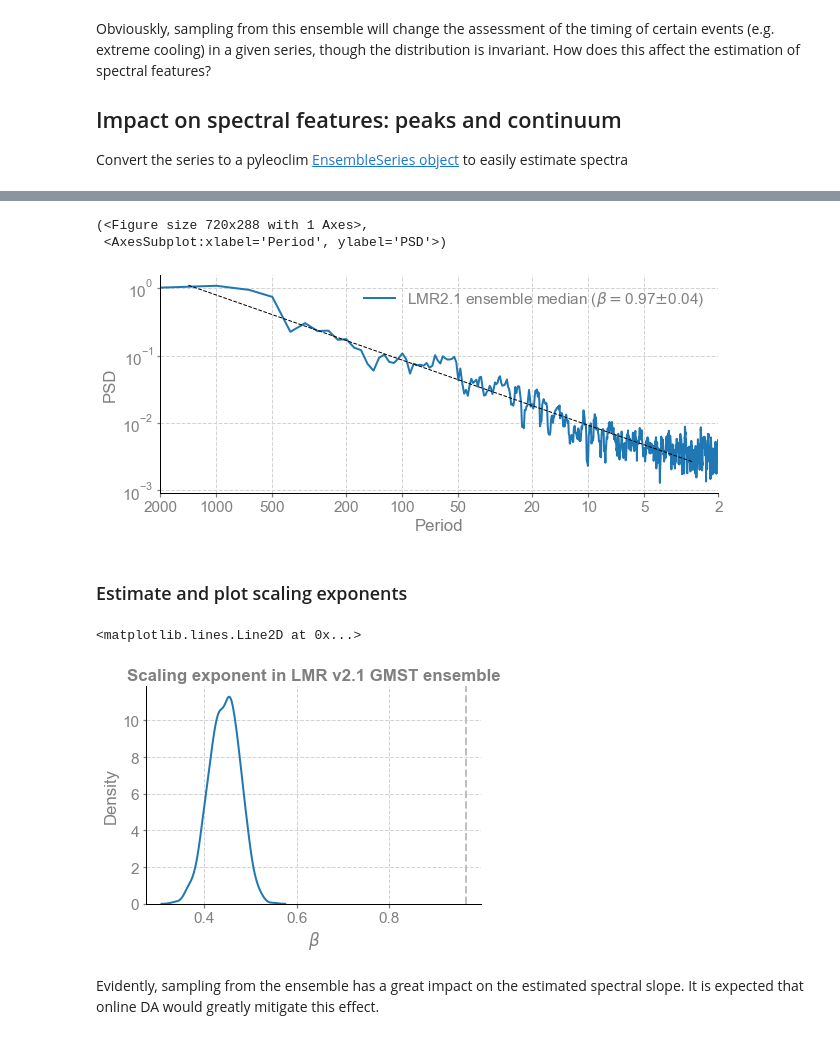
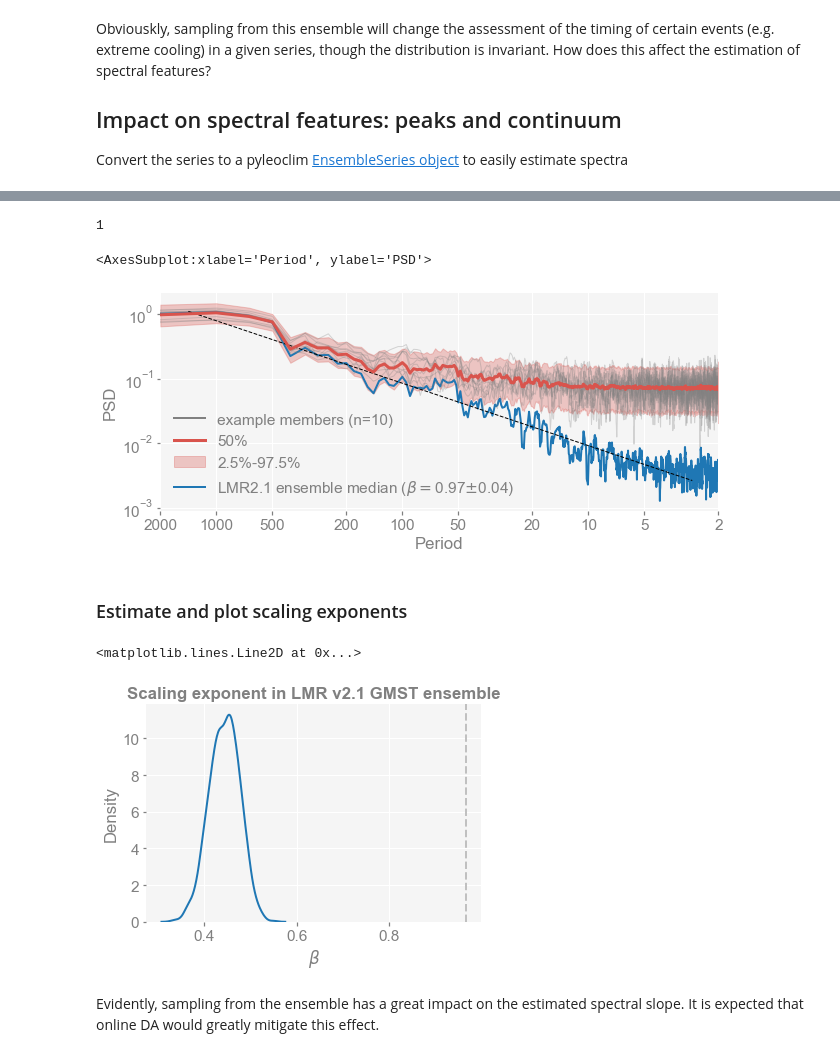
Before and after one commit to LinkedEarth/pens, a Jupyter notebook: docsrc/notebooks/spectra.ipynb, the cells around one changed output, grey strips where cells are left out. Cells and saved outputs as stored; diff of their text form; code cells hidden in the pictures.

Commit message:
Add to_pyleo()

```diff
--- a/docsrc/notebooks/spectra.ipynb
+++ b/docsrc/notebooks/spectra.ipynb
@@ -9,8 +10,9 @@ import pens
 ## Load LMR 2.1 data from a local .nc file
 # %%
 # Load LMR global-mean data
-dname = '/Users/julieneg/Documents/Science/Research/LastMillenniumReanalysis/data/LMRv2.1/'
-ens = pens.EnsembleTS().load_nc(dname + 'gmt_MCruns_ensemble_full_LMRv2.1.nc' , var='gmt')
+# dname = '/Users/julieneg/Documents/Science/Research/LastMillenniumReanalysis/data/LMRv2.1/'
+dname = './data'
+ens = pens.EnsembleTS().load_nc(os.path.join(dname, 'gmt_MCruns_ensemble_full_LMRv2.1.nc'), var='gmt')
 # %%
 print(ens.value.shape)
 print(ens.nt)
@@ -51,15 +53,15 @@ Obviouskly, sampling from this ensemble will change the assessment of the timing
 
 Convert the series to a pyleoclim [EnsembleSeries object](https://pyleoclim-util.readthedocs.io/en/master/core/ui.html#ensembleseries-pyleoclim-ensembleseries) to easily estimate spectra
 # %%
-import pyleoclim as pyleo
-import seaborn as sns
+# import pyleoclim as pyleo
 
+# series_list = []
+# for i in range(ps.nEns):
+#     ts = pyleo.Series(time=ps.time,value=ps.value[:,i])
+#     series_list.append(ts)
+
+# es = pyleo.EnsembleSeries(series_list)
 ps = ens.sample_random(n=1000, seed=2333)
-series_list = []
-for i in range(ps.nEns):
-    ts = pyleo.Series(time=ps.time,value=ps.value[:,i])
-    series_list.append(ts)
-
-es = pyleo.EnsembleSeries(series_list)
+es = ps.to_pyleo()
 # %%
 es_spec = es.spectral(method='mtm')
@@ -70,17 +68,26 @@ fig, ax = es_spec.plot_envelope()
+# %%
+import numpy as np
+
+np.ndim(ps.median)
+# %% [output]
+1
 # %%
+fig, ax = es_spec.plot_envelope()
 # extract and analyze the ensemble median
-esm = pyleo.Series(time=ps.time,value=ps.median,value_name='GMST',label='LMR2.1 ensemble median')
+# esm = pyleo.Series(time=ps.time,value=ps.median,value_name='GMST',label='LMR2.1 ensemble median')
+esm = ps.get_median()
+esm = esm.to_pyleo(label='LMR2.1 ensemble median')
 esm_spec = esm.spectral(method ='mtm')
-esm_spec.plot(ax=ax)  # not appearing
 esm_beta = esm_spec.beta_est()
-esm_beta.plot()
+esm_beta.plot(ax=ax)
 # %% [output]
-(<Figure size 720x288 with 1 Axes>,
- <AxesSubplot:xlabel='Period', ylabel='PSD'>)
+<AxesSubplot:xlabel='Period', ylabel='PSD'>
-[figure, old version]
+[figure, new version]
 # %% [markdown]
 ### Estimate and plot scaling exponents
 # %%
+import seaborn as sns
+
 es_beta = es_spec.beta_est() # estimate scaling exponents
 ax = sns.kdeplot(es_beta.beta_est_res['beta']) # plot their distribution
 ax.set_xlabel(r'$\beta$')
@@ -88,6 +95,6 @@ ax.set_title('Scaling exponent in LMR v2.1 GMST ensemble',fontweight='bold')
 ax.axvline(x=esm_beta.beta_est_res['beta'],ymin=0,ymax=10,ls='--',color='silver') # add the scaling exponent of the median trajectory
 # %% [output]
 <matplotlib.lines.Line2D at 0x...>
-[figure, old version]
+[figure, new version]
 # %% [markdown]
 Evidently, sampling from the ensemble has a great impact on the estimated spectral slope. It is expected that online DA would greatly mitigate this effect.
```
Also changed, not shown: parts of 4 cells of this notebook, 2 other files.
